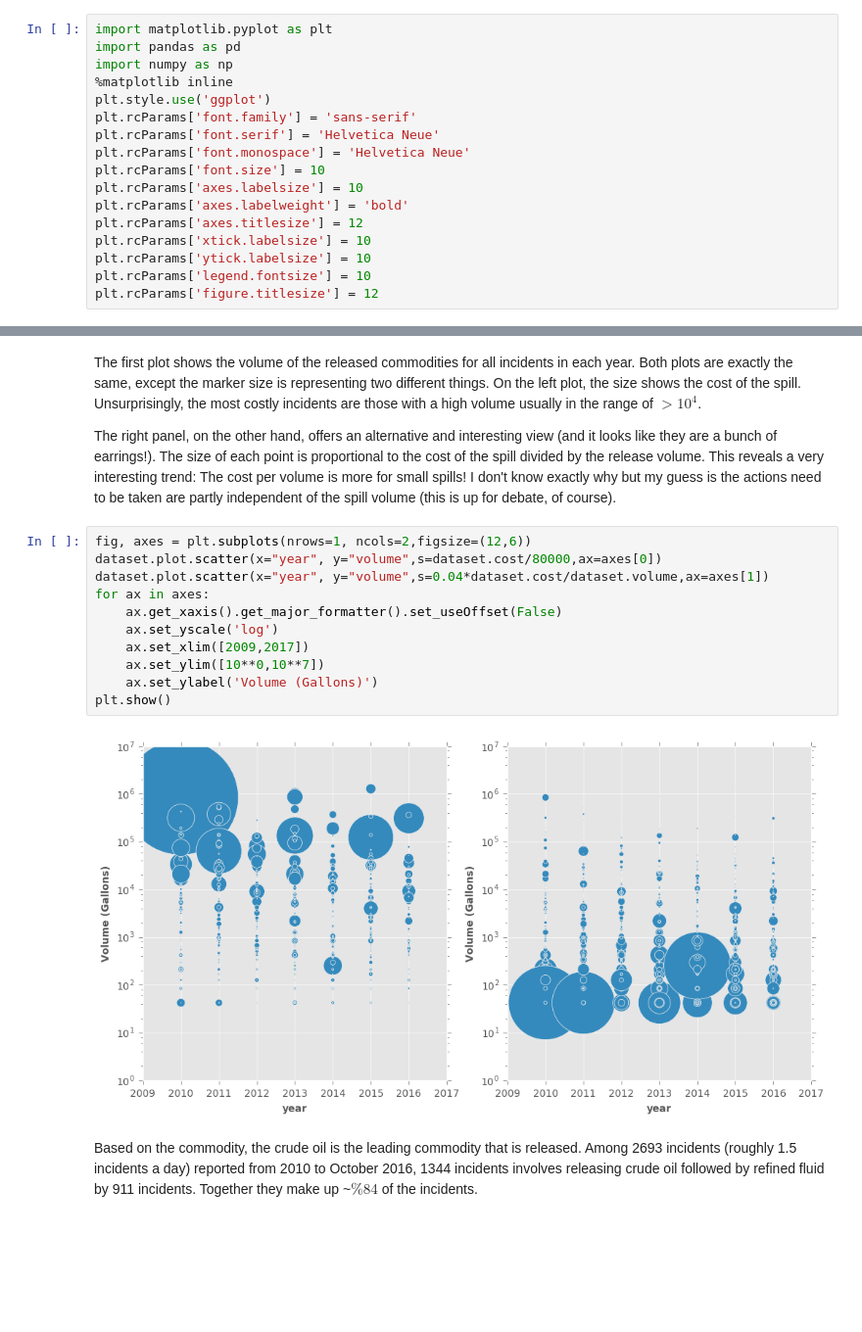
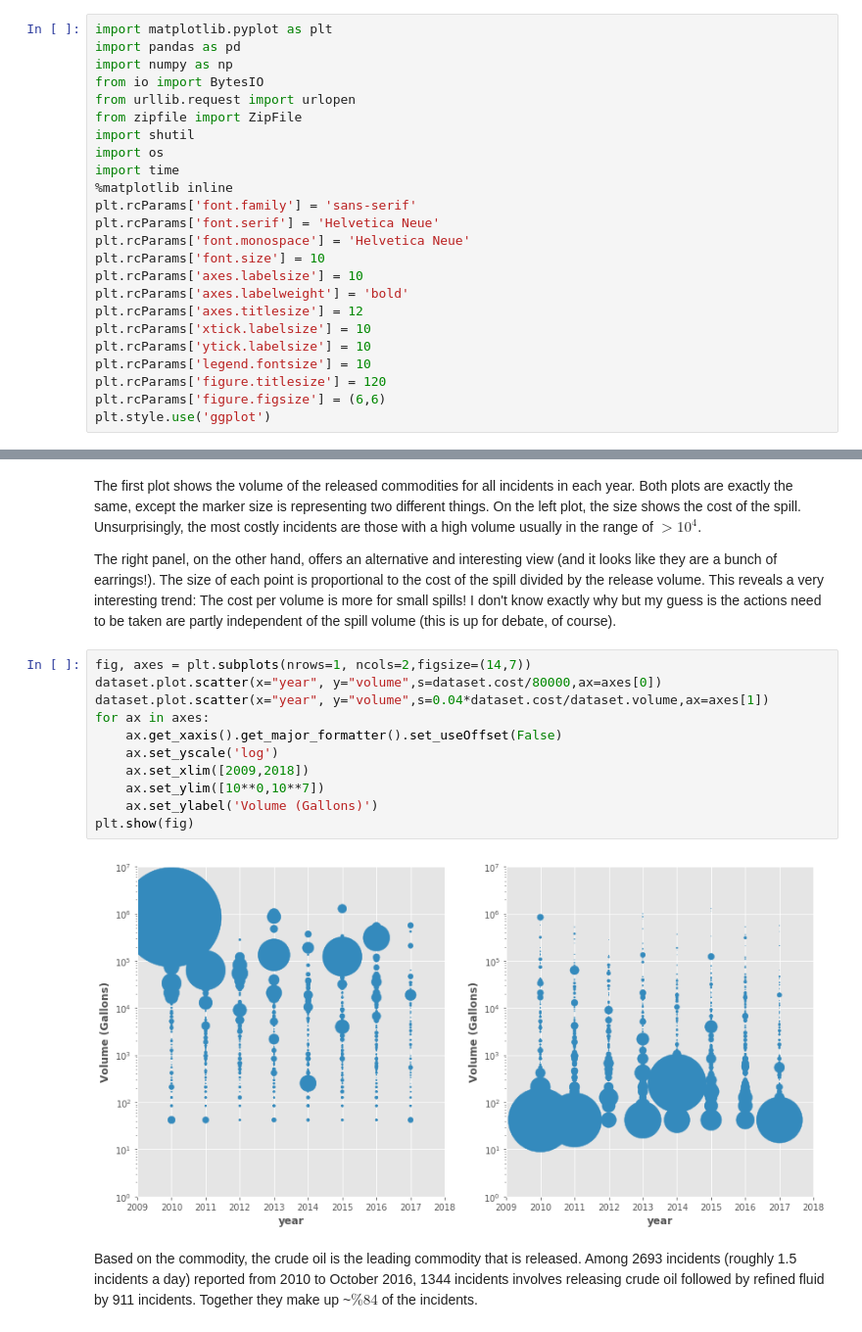
Before and after one commit to Mahdisadjadi/pipeline-incidents, a Jupyter notebook: pipeline.ipynb, the cells around one changed output, grey strips where cells are left out. Shown: that part at 98% size. Drawn from its saved outputs; the diff is of its cells as text; blank space fills up the shorter version.

```diff
--- a/pipeline.ipynb
+++ b/pipeline.ipynb
@@ -30,8 +30,13 @@ I also use `plotly`, but only for plotting points on the US map. I have customiz
 import matplotlib.pyplot as plt
 import pandas as pd
 import numpy as np
+from io import BytesIO
+from urllib.request import urlopen
+from zipfile import ZipFile
+import shutil
+import os
+import time
 %matplotlib inline
-plt.style.use('ggplot')
 plt.rcParams['font.family'] = 'sans-serif'
 plt.rcParams['font.serif'] = 'Helvetica Neue'
 plt.rcParams['font.monospace'] = 'Helvetica Neue'
@@ -42,7 +47,9 @@ plt.rcParams['axes.titlesize'] = 12
 plt.rcParams['xtick.labelsize'] = 10
 plt.rcParams['ytick.labelsize'] = 10
 plt.rcParams['legend.fontsize'] = 10
-plt.rcParams['figure.titlesize'] = 12
+plt.rcParams['figure.titlesize'] = 120
+plt.rcParams['figure.figsize'] = (6,6)
+plt.style.use('ggplot')
 # %% [markdown]
 You can download the dataset from [PHMS website](http://www.phmsa.dot.gov/pipeline/library/data-stats/flagged-data-files) with `xlsx` format.  The dataset is broken into different time periods. Here I only focus on the data from 2010-2016 (filename is `hl2010toPresent`, converted to `CSV` format). Although, many incidents in 2016 are not reported yet. This data contains massive details of each incident (having 255 columns for each record shows this!). I only select a few columns and rename them to be more descriptive:
 
@@ -102,18 +164,18 @@ The first plot shows the volume of the released commodities for all incidents in
 
 The right panel, on the other hand, offers an alternative and interesting view (and it looks like they are a bunch of earrings!). The size of each point is proportional to the cost of the spill divided by the release volume. This reveals a very interesting trend: The cost per volume is more for small spills! I don't know exactly why but my guess is the actions need to be taken are partly independent of the spill volume (this is up for debate, of course).
 # %%
-fig, axes = plt.subplots(nrows=1, ncols=2,figsize=(12,6))
+fig, axes = plt.subplots(nrows=1, ncols=2,figsize=(14,7))
 dataset.plot.scatter(x="year", y="volume",s=dataset.cost/80000,ax=axes[0])
 dataset.plot.scatter(x="year", y="volume",s=0.04*dataset.cost/dataset.volume,ax=axes[1])
 for ax in axes:
     ax.get_xaxis().get_major_formatter().set_useOffset(False)
     ax.set_yscale('log')
-    ax.set_xlim([2009,2017])
+    ax.set_xlim([2009,2018])
     ax.set_ylim([10**0,10**7])
     ax.set_ylabel('Volume (Gallons)')
-plt.show()
+plt.show(fig)
 # %% [output]
-[figure, old version]
+[figure, new version]
 # %% [markdown]
 Based on the commodity, the crude oil is the leading commodity that is released. Among 2693 incidents (roughly 1.5 incidents a day) reported from 2010 to October 2016, 1344 incidents involves releasing crude oil followed by refined fluid by 911 incidents. Together they make up ~$\%84$ of the incidents.
 # %%
```
Also changed, not shown: parts of 16 cells of this notebook, 4 other files.
